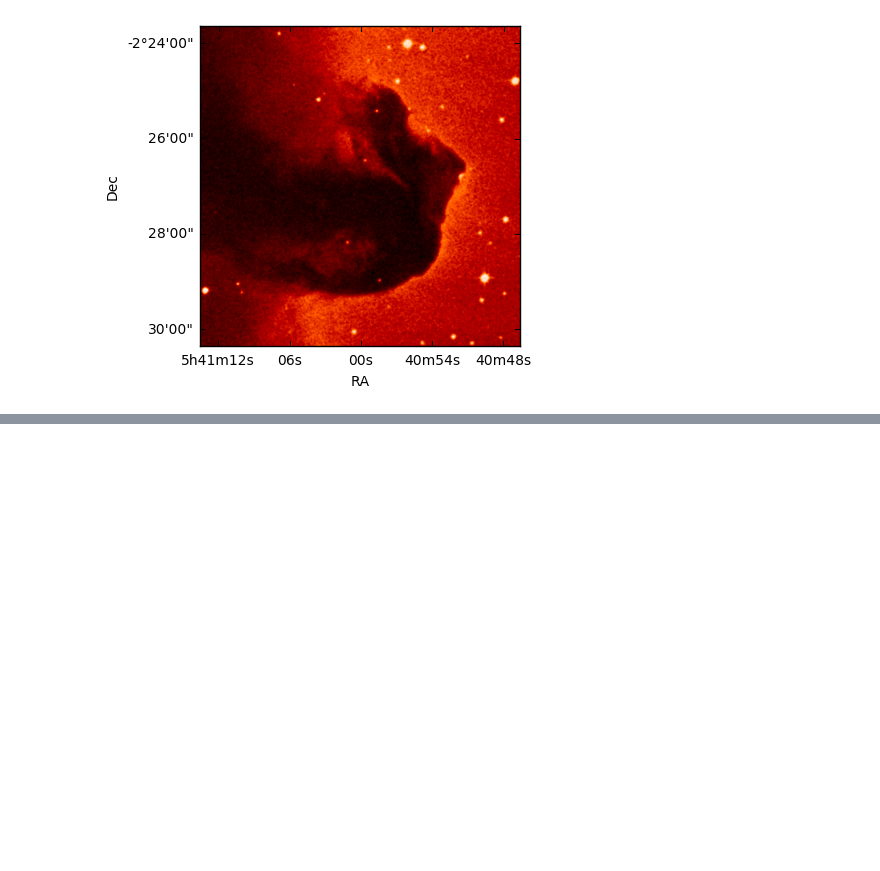
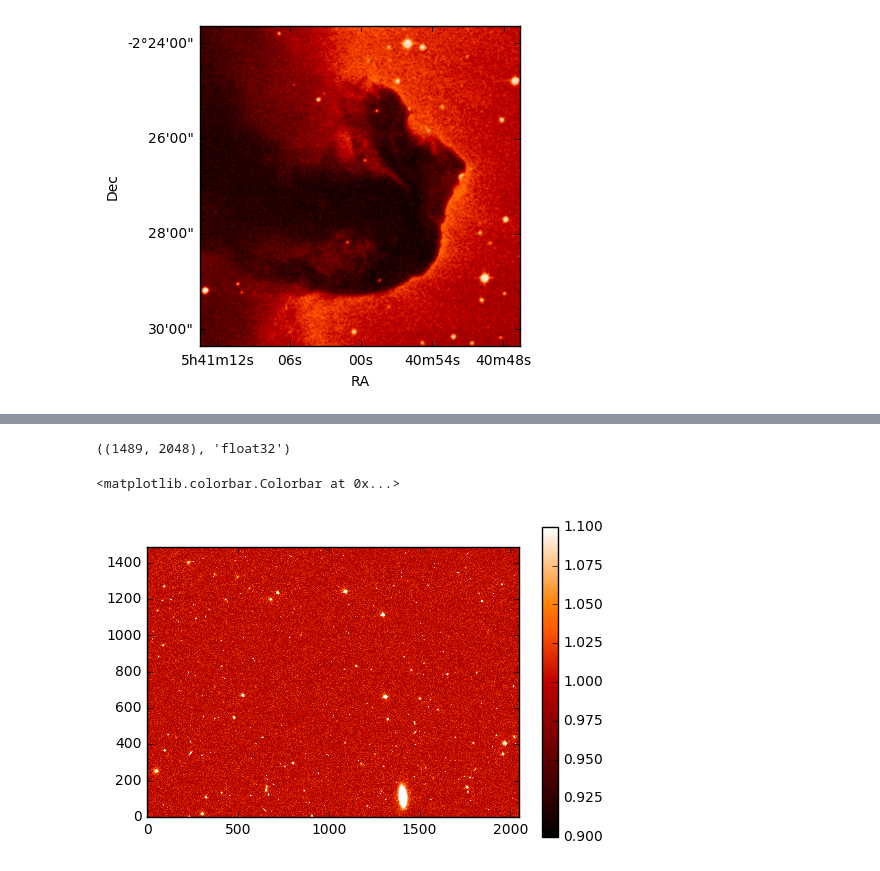
Before and after one commit to javicarron/Programming, a Jupyter notebook: Day6.ipynb, the cells around one changed output, grey strips where cells are left out. Drawn from its saved outputs; the diff is of its cells as text; code cells hidden in the pictures; blank space fills up the shorter version.

```diff
--- a/Day6.ipynb
+++ b/Day6.ipynb
@@ -148,0 +276,6 @@ hdulist.writeto('horse.fits', overwrite=True)
+# %%
+from astroquery.sdss import SDSS
+from astropy import coordinates as coords
+pos=coords.SkyCoord('13h10m27.46s +18d26m17.4s', frame='icrs')
+xid=SDSS.query_region(pos, spectro=True)
+xid
@@ -148,0 +287,5 @@ hdulist.writeto('horse.fits', overwrite=True)
+# %%
+sp=SDSS.get_spectra(matches=xid)
+im=SDSS.get_images(matches=xid, band='r')
+
+print(len(sp),len(im))
@@ -148,0 +301,3 @@ hdulist.writeto('horse.fits', overwrite=True)
+# %%
+hdulist =im[0]
+hdulist.info()
@@ -148,0 +311,12 @@ hdulist.writeto('horse.fits', overwrite=True)
+# %%
+header=hdulist[0].header
+data=hdulist[0].data
+print(data.shape, data.dtype.name)
+
+import numpy as np
+plt.imshow(np.sqrt(data+1.), origin='lower', cmap='gist_heat', vmax=1.1, vmin=0.9)
+plt.colorbar()
+# %% [output]
+((1489, 2048), 'float32')
+<matplotlib.colorbar.Colorbar at 0x...>
+[figure, added]
```
Also changed, not shown: parts of 20 cells of this notebook.
